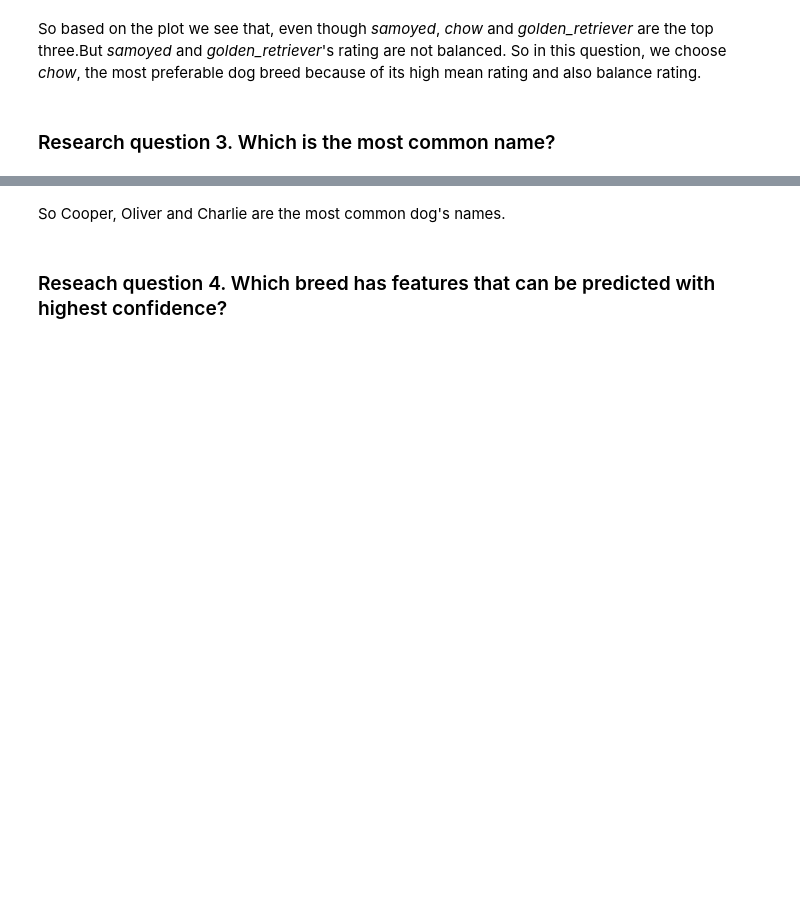
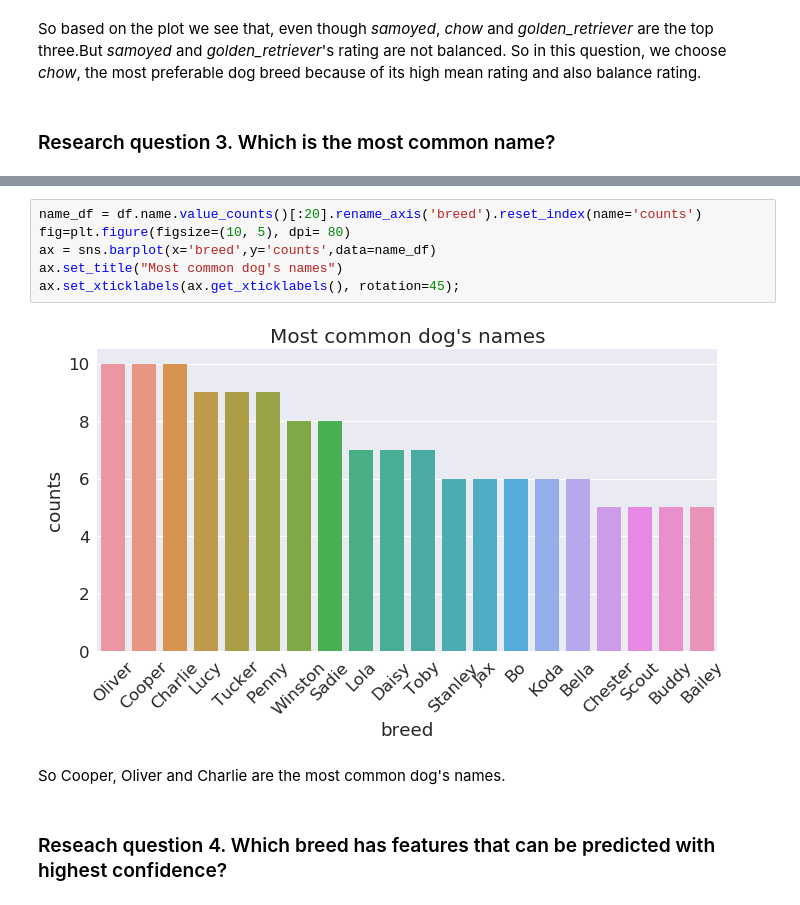
Before and after one commit to TuanAnhBui/DataAnalysis_Udacity, a Jupyter notebook: Project5/wrangle_act.ipynb, the cells around one changed output, grey strips where cells are left out. Cells and saved outputs as stored; diff of their text form; blank space fills up the shorter version.

```diff
--- a/Project5/wrangle_act.ipynb
+++ b/Project5/wrangle_act.ipynb
@@ -1002,4 +1002,12 @@ Penny      9
 Name: name, dtype: int64
+# %%
+name_df = df.name.value_counts()[:20].rename_axis('breed').reset_index(name='counts')
+fig=plt.figure(figsize=(10, 5), dpi= 80)
+ax = sns.barplot(x='breed',y='counts',data=name_df)
+ax.set_title("Most common dog's names")
+ax.set_xticklabels(ax.get_xticklabels(), rotation=45);
+# %% [output]
+[figure, added]
 # %% [markdown]
 So Cooper, Oliver and Charlie are the most common dog's names.
 # %% [markdown]
```
Also changed, not shown: parts of 5 cells of this notebook, 3 other files.
